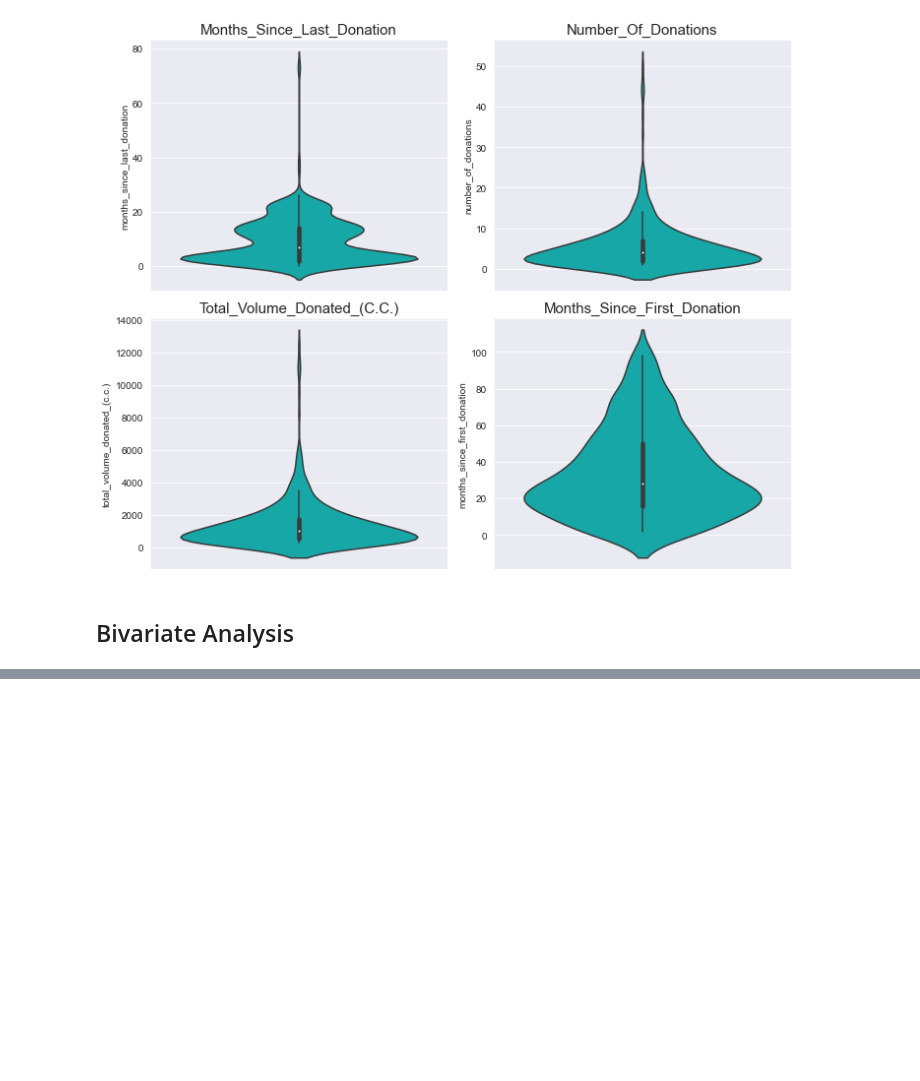
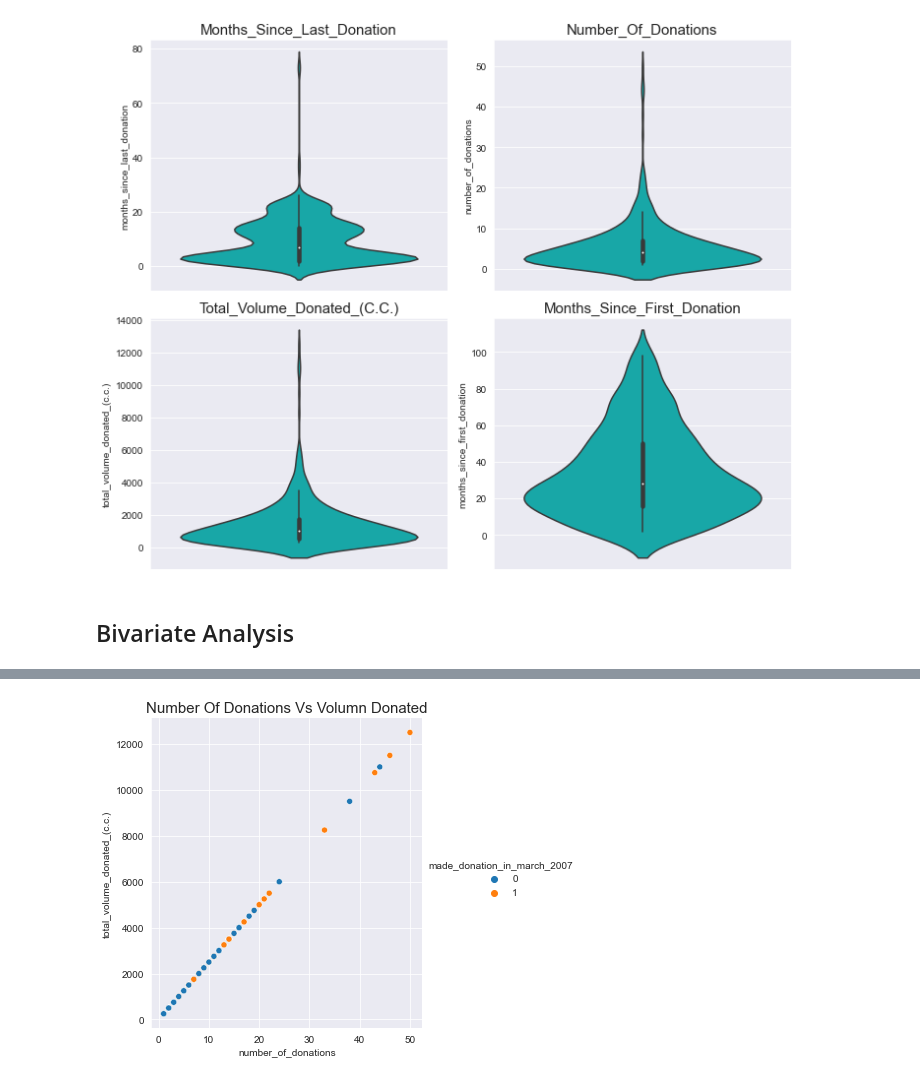
Before and after one commit to mdushetwar/Blood-Donation-Prediction, a Jupyter notebook: BloodDonationPred.ipynb, the cells around one changed output, grey strips where cells are left out. Saved outputs shown, nothing was run; the diff lists cells and outputs as text; code cells hidden in the pictures; blank space fills up the shorter version.

```diff
--- a/BloodDonationPred.ipynb
+++ b/BloodDonationPred.ipynb
@@ -284,0 +295,5 @@ plt.tight_layout()
+# %%
+sns.relplot('number_of_donations', 'total_volume_donated_(c.c.)', kind='scatter', hue='made_donation_in_march_2007', data=blood_donors)
+plt.title('Number of donations vs volumn donated'.title(), fontsize=15);
+# %% [output]
+[figure, added]
```
Also changed, not shown: parts of 13 cells of this notebook.
